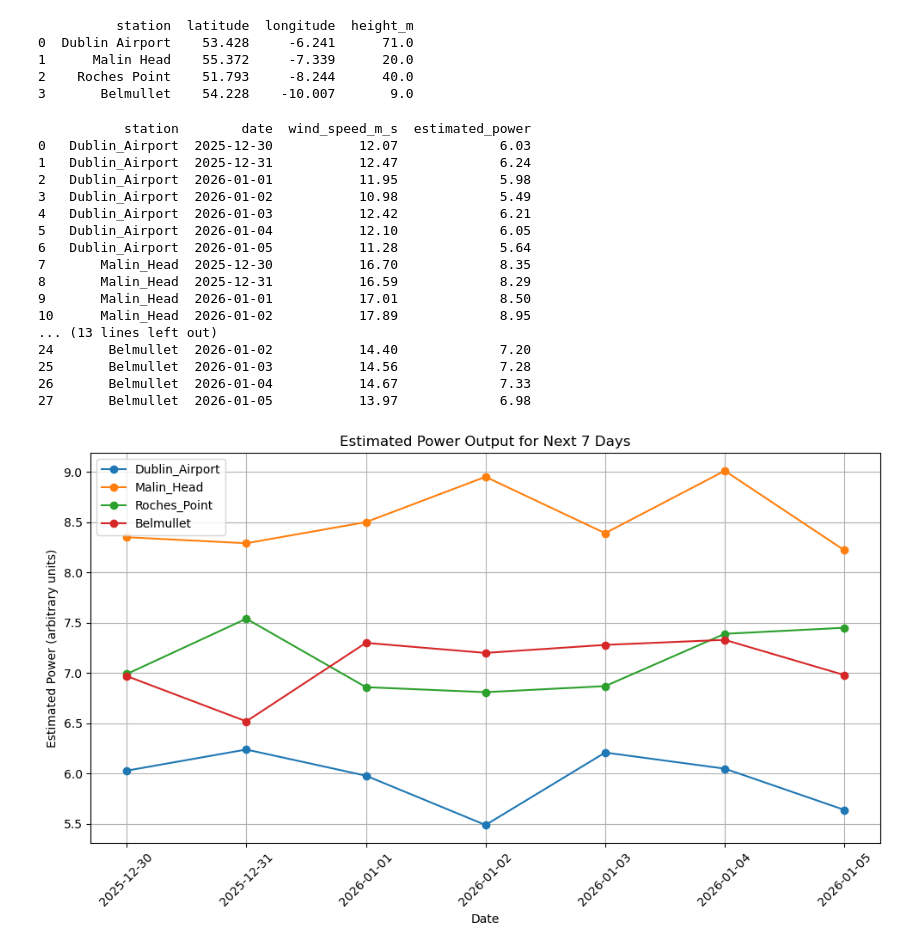
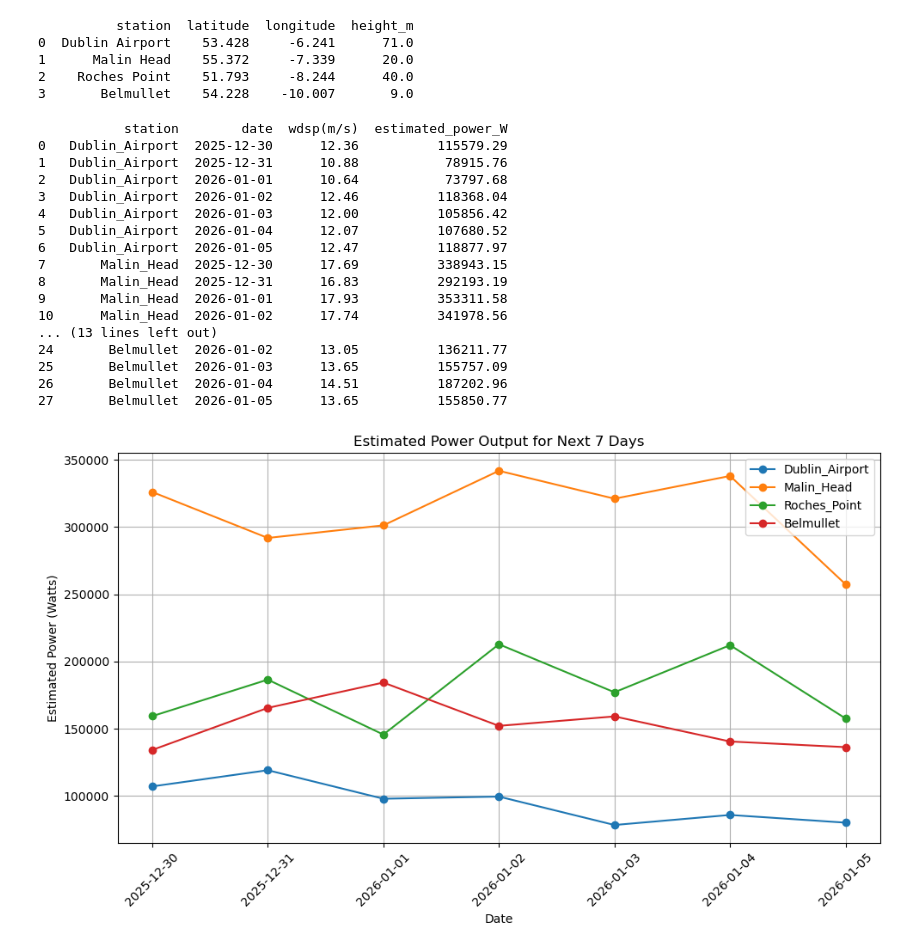
Before and after one commit to JoannaMnich/PFDA, a Jupyter notebook: project/project.ipynb, the cells around one changed output. Saved outputs shown, nothing was run; the diff lists cells and outputs as text; code cells hidden in the pictures.

Commit message:
plots of 4 stations

```diff
--- a/project/project.ipynb
+++ b/project/project.ipynb
@@ -326,12 +326,13 @@ df = df[df["station"] != "ALL_STATIONS"]
 
 # Prepare forecast
 stations = ["Dublin_Airport", "Malin_Head", "Roches_Point", "Belmullet"]
-
 forecast_days = 7
 today = datetime.today()
 
-# Proportionality constant for power estimation (arbitrary units)
-k = 0.5
+# Constants for power calculation
+rho = 1.225  # air density in kg/m³
+A = 100      # rotor swept area in m² (example)
+# P = 0.5 * rho * A * V^3
 
 forecast_list = []
 
@@ -346,13 +347,15 @@ for station in stations:
         date = today + timedelta(days=i)
         # Add small random variability ±1 m/s
         wind_speed = monthly_avg + np.random.uniform(-1,1)
-        power_output = k * wind_speed
+
+        # Estimated power output using P = 0.5 * rho * A * V^3
+        power_output = 0.5 * rho * A * wind_speed**3
 
         forecast_list.append({
             "station": station,
             "date": date.date(),
-            "wind_speed_m_s": round(wind_speed, 2),
-            "estimated_power": round(power_output, 2)
+            "wdsp(m/s)": round(wind_speed, 2),
+            "estimated_power_W": round(power_output, 2)
         })
 
 # Create DataFrame from forecast list
@@ -361,37 +364,37 @@ forecast_df = pd.DataFrame(forecast_list)
 # Display result
 print(forecast_df)
 # %% [output]
-           station        date  wind_speed_m_s  estimated_power
-0   Dublin_Airport  2025-12-30           12.07             6.03
-1   Dublin_Airport  2025-12-31           12.47             6.24
-2   Dublin_Airport  2026-01-01           11.95             5.98
-3   Dublin_Airport  2026-01-02           10.98             5.49
-4   Dublin_Airport  2026-01-03           12.42             6.21
-5   Dublin_Airport  2026-01-04           12.10             6.05
-6   Dublin_Airport  2026-01-05           11.28             5.64
-7       Malin_Head  2025-12-30           16.70             8.35
-8       Malin_Head  2025-12-31           16.59             8.29
-9       Malin_Head  2026-01-01           17.01             8.50
-10      Malin_Head  2026-01-02           17.89             8.95
+           station        date  wdsp(m/s)  estimated_power_W
+0   Dublin_Airport  2025-12-30      12.36          115579.29
+1   Dublin_Airport  2025-12-31      10.88           78915.76
+2   Dublin_Airport  2026-01-01      10.64           73797.68
+3   Dublin_Airport  2026-01-02      12.46          118368.04
+4   Dublin_Airport  2026-01-03      12.00          105856.42
+5   Dublin_Airport  2026-01-04      12.07          107680.52
+6   Dublin_Airport  2026-01-05      12.47          118877.97
+7       Malin_Head  2025-12-30      17.69          338943.15
+8       Malin_Head  2025-12-31      16.83          292193.19
+9       Malin_Head  2026-01-01      17.93          353311.58
+10      Malin_Head  2026-01-02      17.74          341978.56
 ... (13 lines left out)
-24       Belmullet  2026-01-02           14.40             7.20
-25       Belmullet  2026-01-03           14.56             7.28
-26       Belmullet  2026-01-04           14.67             7.33
-27       Belmullet  2026-01-05           13.97             6.98
+24       Belmullet  2026-01-02      13.05          136211.77
+25       Belmullet  2026-01-03      13.65          155757.09
+26       Belmullet  2026-01-04      14.51          187202.96
+27       Belmullet  2026-01-05      13.65          155850.77
 # %%
 # Plot
 plt.figure(figsize=(10,6))
 for station in stations:
     subset = forecast_df[forecast_df["station"] == station]
-    plt.plot(subset["date"], subset["estimated_power"], marker='o', label=station)
+    plt.plot(subset["date"], subset["estimated_power_W"], marker='o', label=station)
 
 plt.title("Estimated Power Output for Next 7 Days")
 plt.xlabel("Date")
-plt.ylabel("Estimated Power (arbitrary units)")
+plt.ylabel("Estimated Power (Watts)")
 plt.legend()
 plt.grid()
 plt.xticks(rotation=45)
 plt.tight_layout()
 plt.show()
 # %% [output]
-[figure, old version]
+[figure, new version]
```
Also changed, not shown: parts of 2 cells of this notebook, 5 other files.
